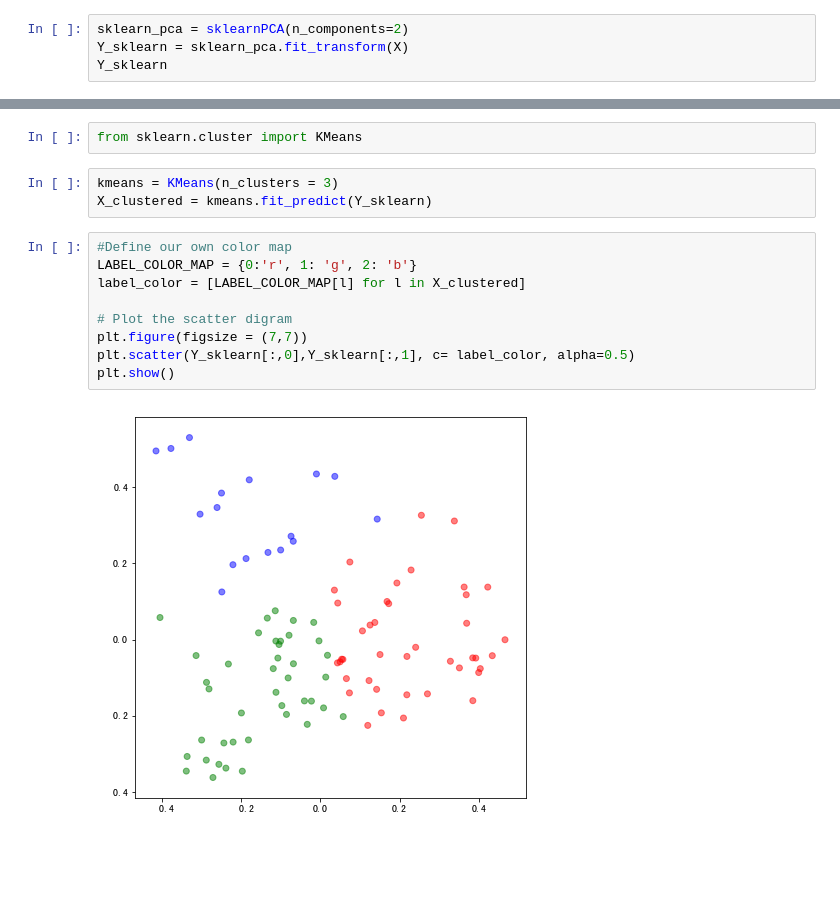
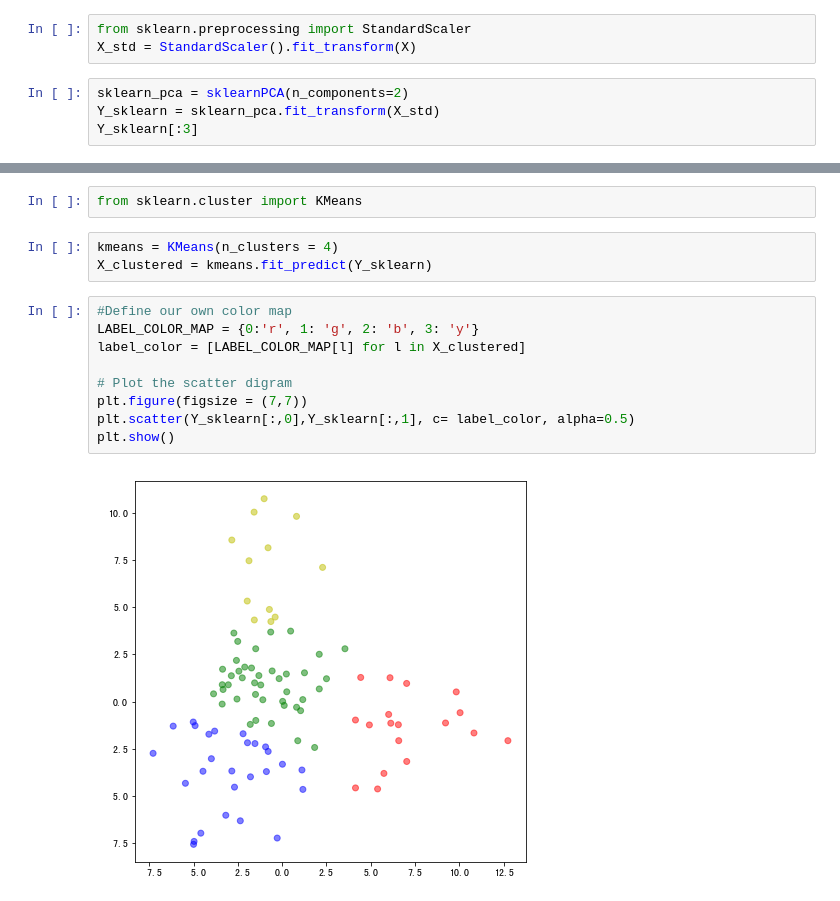
Before and after one commit to hsiehkl/NTU-CSX-Project, a Jupyter notebook: week_5/TF-IDF of News.ipynb, the cells around one changed output, grey strips where cells are left out. Saved outputs shown, nothing was run; the diff lists cells and outputs as text; blank space fills up the shorter version.

```diff
--- a/week_5/TF-IDF of News.ipynb
+++ b/week_5/TF-IDF of News.ipynb
@@ -248,5 +255,8 @@ X = tfidf.toarray()
+# %%
+from sklearn.preprocessing import StandardScaler
+X_std = StandardScaler().fit_transform(X)
 # %%
 sklearn_pca = sklearnPCA(n_components=2)
-Y_sklearn = sklearn_pca.fit_transform(X)
-Y_sklearn
+Y_sklearn = sklearn_pca.fit_transform(X_std)
+Y_sklearn[:3]
 # %% [output]
@@ -291,16 +292,16 @@ No handles with labels found to put in legend.
 # %%
 from sklearn.cluster import KMeans
 # %%
-kmeans = KMeans(n_clusters = 3)
+kmeans = KMeans(n_clusters = 4)
 X_clustered = kmeans.fit_predict(Y_sklearn)
 # %%
 #Define our own color map
-LABEL_COLOR_MAP = {0:'r', 1: 'g', 2: 'b'}
+LABEL_COLOR_MAP = {0:'r', 1: 'g', 2: 'b', 3: 'y'}
 label_color = [LABEL_COLOR_MAP[l] for l in X_clustered]
 
 # Plot the scatter digram
 plt.figure(figsize = (7,7))
 plt.scatter(Y_sklearn[:,0],Y_sklearn[:,1], c= label_color, alpha=0.5)
 plt.show()
 # %% [output]
-[figure, old version]
+[figure, new version]
```
Also changed, not shown: parts of 9 cells of this notebook.
